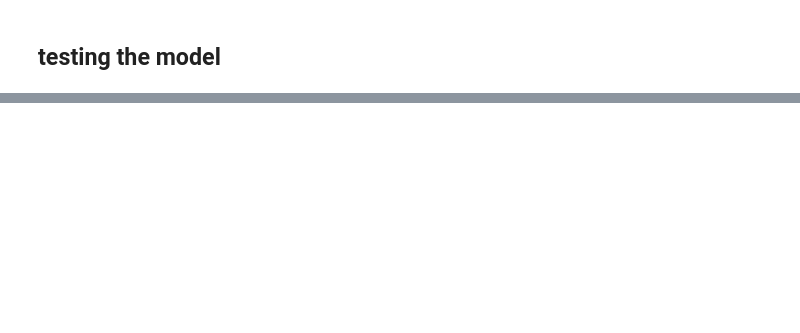
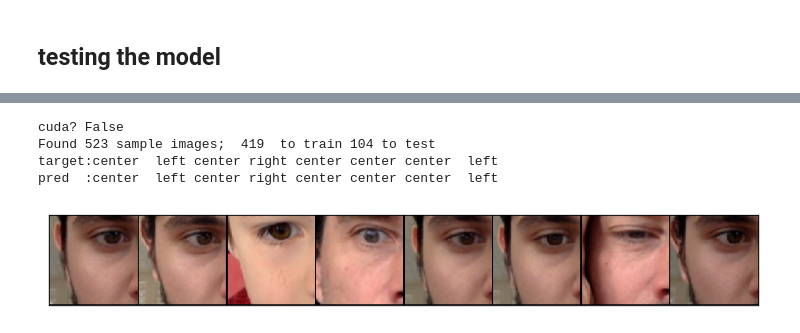
Before and after one commit to laurentperrinet/CatchTheEye, a Jupyter notebook: 2018-05-25_testing the model.ipynb, the cells around one changed output, grey strips where cells are left out. Cells and saved outputs as stored; diff of their text form; code cells hidden in the pictures; blank space fills up the shorter version.

Commit message:
working dynamic test

```diff
--- a/2018-05-25_testing the model.ipynb
+++ b/2018-05-25_testing the model.ipynb
@@ -62,4 +67,10 @@ print(' '.join('%5s' % ml.d.dataset.classes[labels[j]] for j in range(ml.args.ba
 # %%
-ml.args.batch_size = 8
+ml.args.test_batch_size = 8
 ml.d = Data(ml.args)
 fig, ax = ml.show()
+# %% [output]
+cuda? False
+Found 523 sample images;  419  to train 104 to test
+target:center  left center right center center center  left
+pred  :center  left center right center center center  left
+[figure, added]
```
Also changed, not shown: parts of 3 cells of this notebook, 5 other files.
